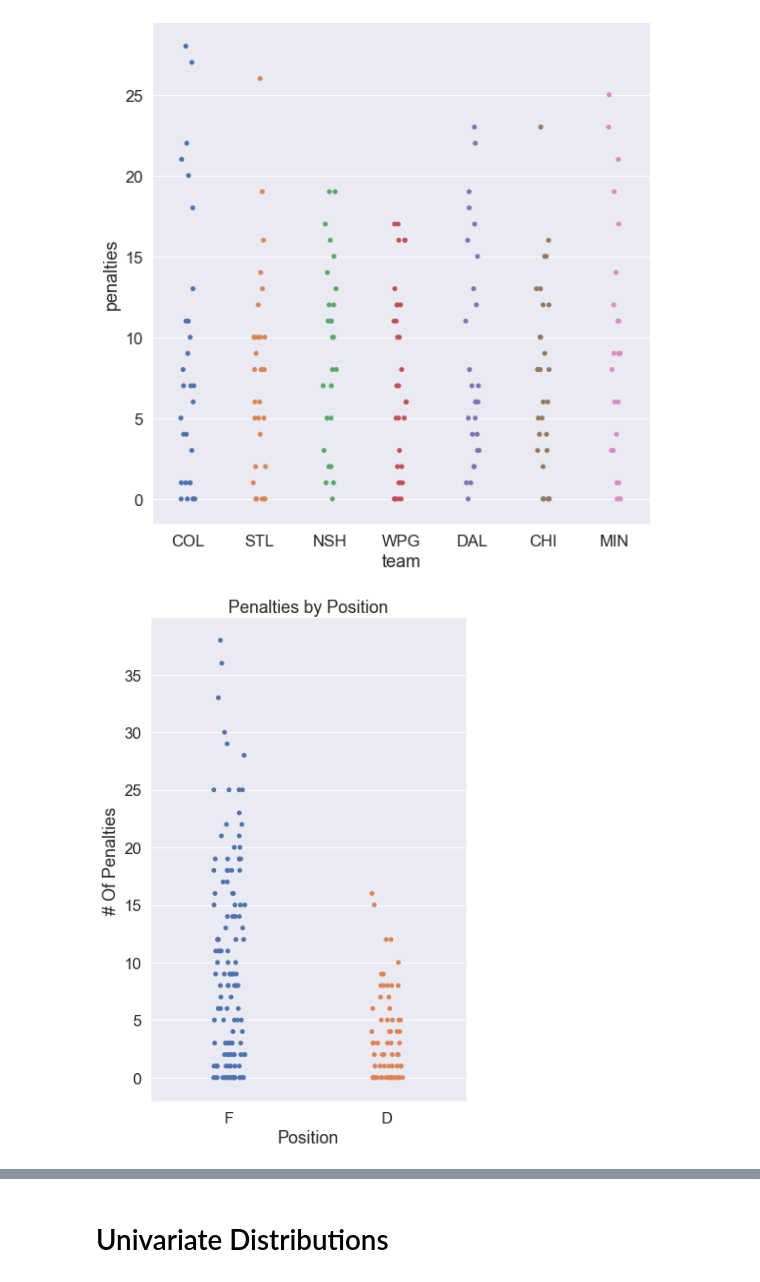
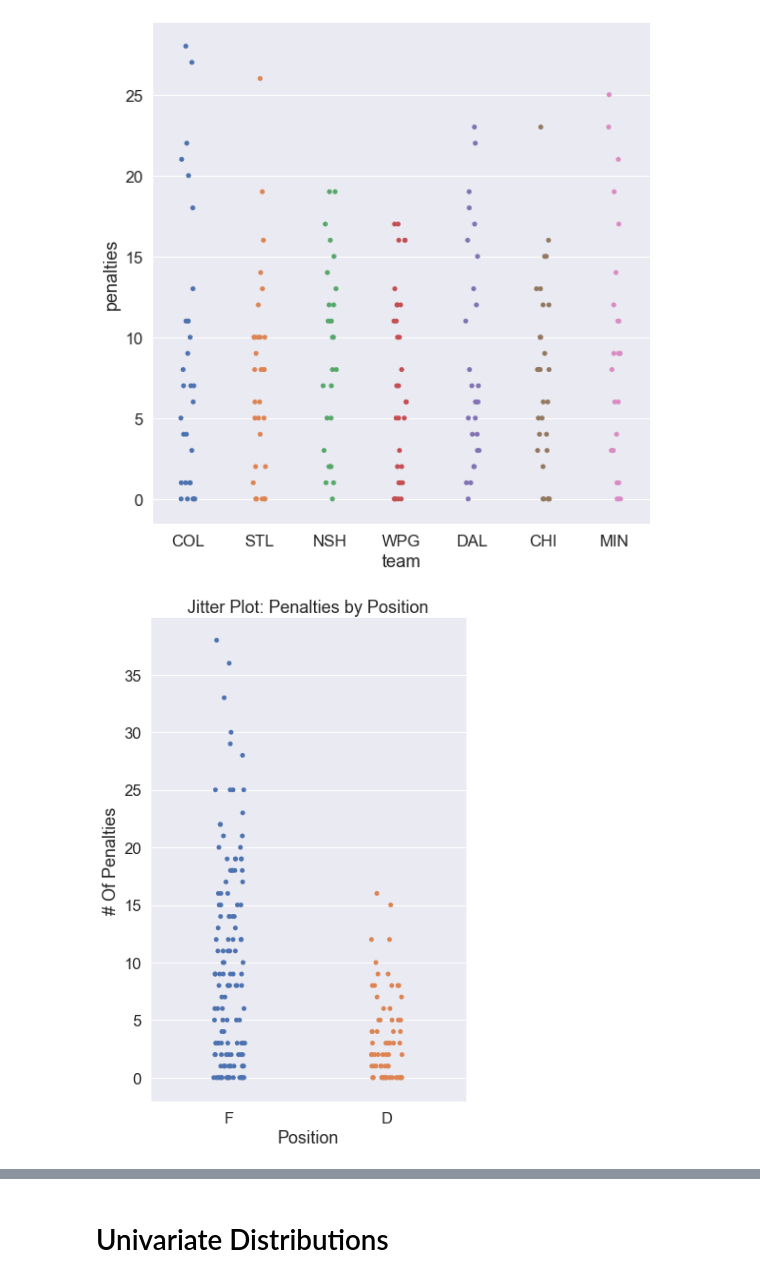
Before and after one commit to andrewcole33/blackhawks_salary_analysis, a Jupyter notebook: all_skaters.ipynb, the cells around one changed output, grey strips where cells are left out. Cells and saved outputs as stored; diff of their text form; code cells hidden in the pictures.

```diff
--- a/all_skaters.ipynb
+++ b/all_skaters.ipynb
@@ -113,6 +114,6 @@ t = sns.catplot(data = central, y = 'penalties', x = 'team', height = 8, aspect
 [figure]
 # %%
 t = sns.catplot(data = central2, y = 'goals', x = 'position', height = 8, aspect = 0.7, jitter = True)
-t.set(xlabel = 'Position', ylabel = '# Of Penalties', title = 'Penalties by Position');
+t.set(xlabel = 'Position', ylabel = '# Of Penalties', title = 'Jitter Plot: Penalties by Position');
 # %% [output]
-[figure, old version]
+[figure, new version]
```
Also changed, not shown: parts of 11 cells of this notebook.
